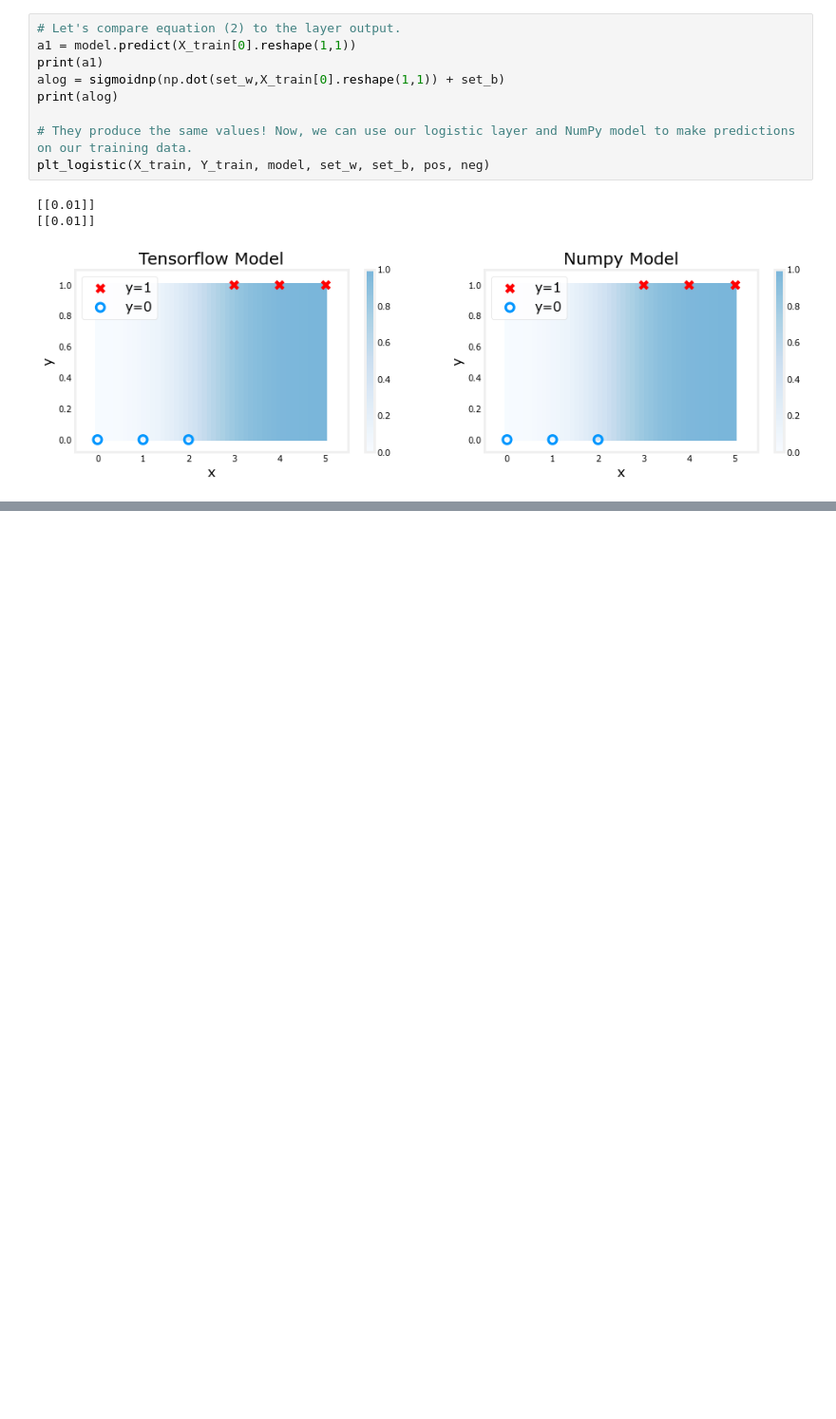
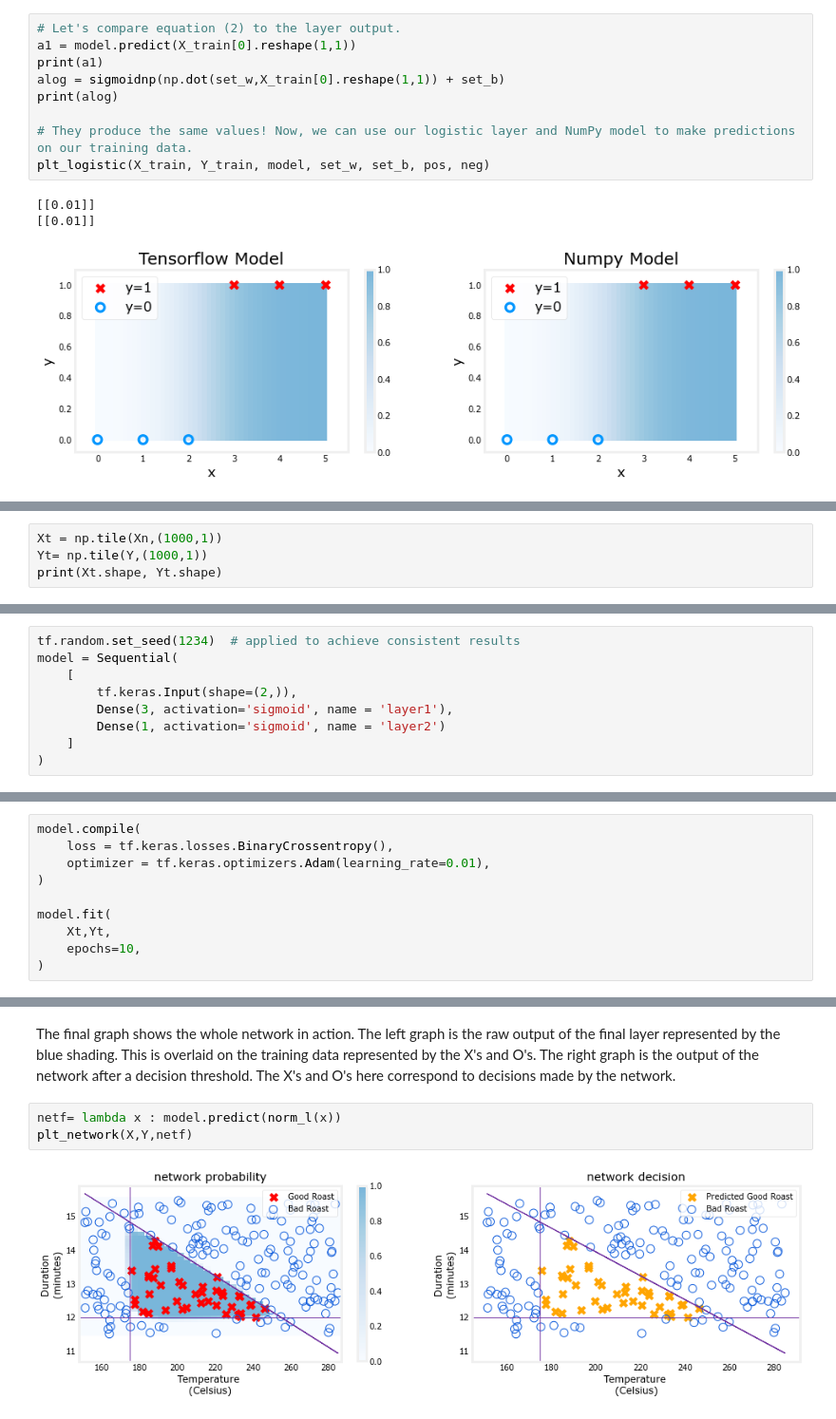
Before and after one commit to imaxfp/edu_machine_learning, a Jupyter notebook: src/2_deeplearning_ai_advanced_learning_algorithms/week1.ipynb, the cells around one changed output, grey strips where cells are left out. Shown: that part at 95% size. Drawn from its saved outputs; the diff is of its cells as text; blank space fills up the shorter version.

```diff
--- a/src/2_deeplearning_ai_advanced_learning_algorithms/week1.ipynb
+++ b/src/2_deeplearning_ai_advanced_learning_algorithms/week1.ipynb
@@ -379,0 +450,4 @@ plt_logistic(X_train, Y_train, model, set_w, set_b, pos, neg)
+# %%
+Xt = np.tile(Xn,(1000,1))
+Yt= np.tile(Y,(1000,1))
+print(Xt.shape, Yt.shape)
@@ -379,0 +460,9 @@ plt_logistic(X_train, Y_train, model, set_w, set_b, pos, neg)
+# %%
+tf.random.set_seed(1234)  # applied to achieve consistent results
+model = Sequential(
+    [
+        tf.keras.Input(shape=(2,)),
+        Dense(3, activation='sigmoid', name = 'layer1'),
+        Dense(1, activation='sigmoid', name = 'layer2')
+    ]
+)
@@ -379,0 +515,10 @@ plt_logistic(X_train, Y_train, model, set_w, set_b, pos, neg)
+# %%
+model.compile(
+    loss = tf.keras.losses.BinaryCrossentropy(),
+    optimizer = tf.keras.optimizers.Adam(learning_rate=0.01),
+)
+
+model.fit(
+    Xt,Yt,
+    epochs=10,
+)
@@ -379,0 +644,9 @@ plt_logistic(X_train, Y_train, model, set_w, set_b, pos, neg)
+# %% [markdown]
+The final graph shows the whole network in action.
+The left graph is the raw output of the final layer represented by the blue shading. This is overlaid on the training data represented by the X's and O's.
+The right graph is the output of the network after a decision threshold. The X's and O's here correspond to decisions made by the network.
+# %%
+netf= lambda x : model.predict(norm_l(x))
+plt_network(X,Y,netf)
+# %% [output]
+[figure, added]
```
Also changed, not shown: parts of 65 cells of this notebook, 26 other files.
